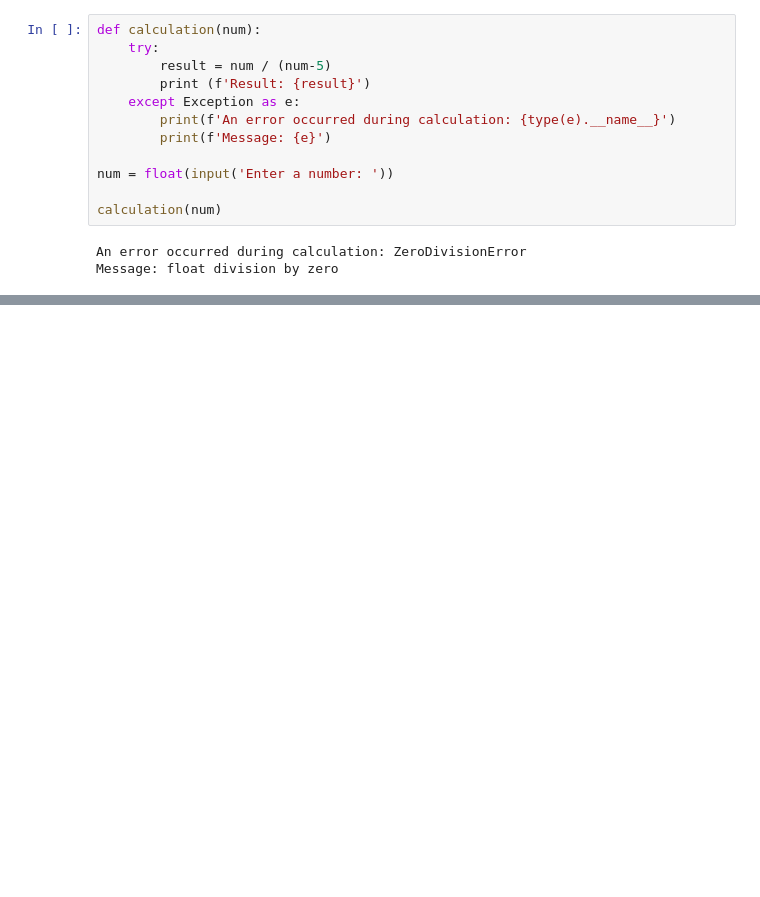
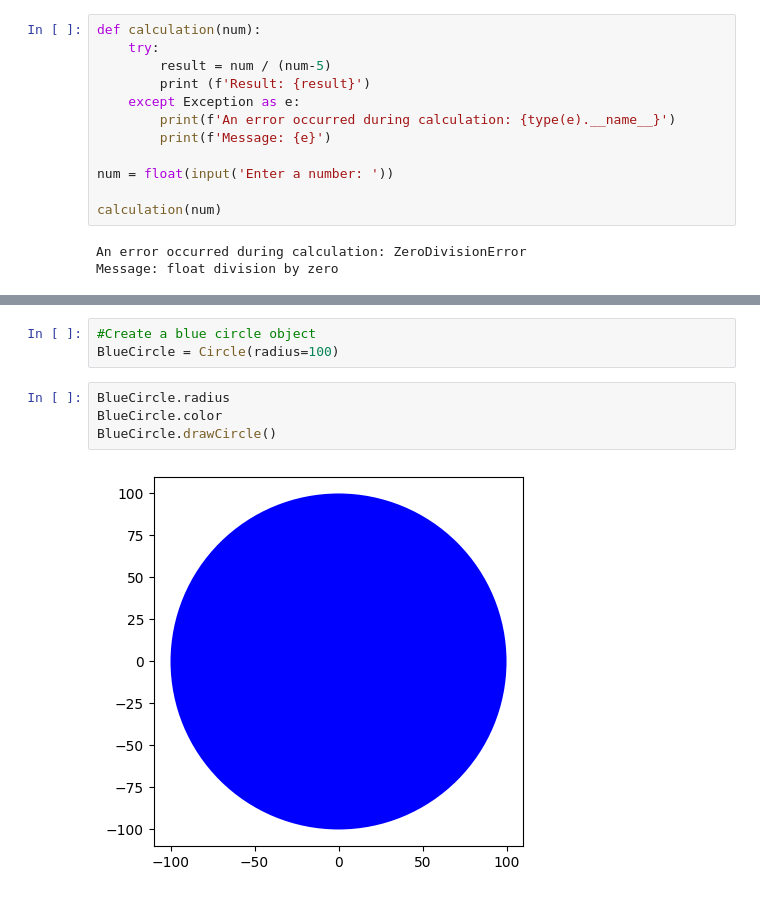
Before and after one commit to Arachneph/Python-Test-Project, a Jupyter notebook: IBM Backend Practice (Python 1).ipynb, the cells around one changed output, grey strips where cells are left out. Drawn from its saved outputs; the diff is of its cells as text; blank space fills up the shorter version.

```diff
--- a/IBM Backend Practice (Python 1).ipynb
+++ b/IBM Backend Practice (Python 1).ipynb
@@ -547,0 +622,9 @@ Message: float division by zero
+# %%
+#Create a blue circle object
+BlueCircle = Circle(radius=100)
+# %%
+BlueCircle.radius
+BlueCircle.color
+BlueCircle.drawCircle()
+# %% [output]
+[figure, added]
```
Also changed, not shown: parts of 31 cells of this notebook.
